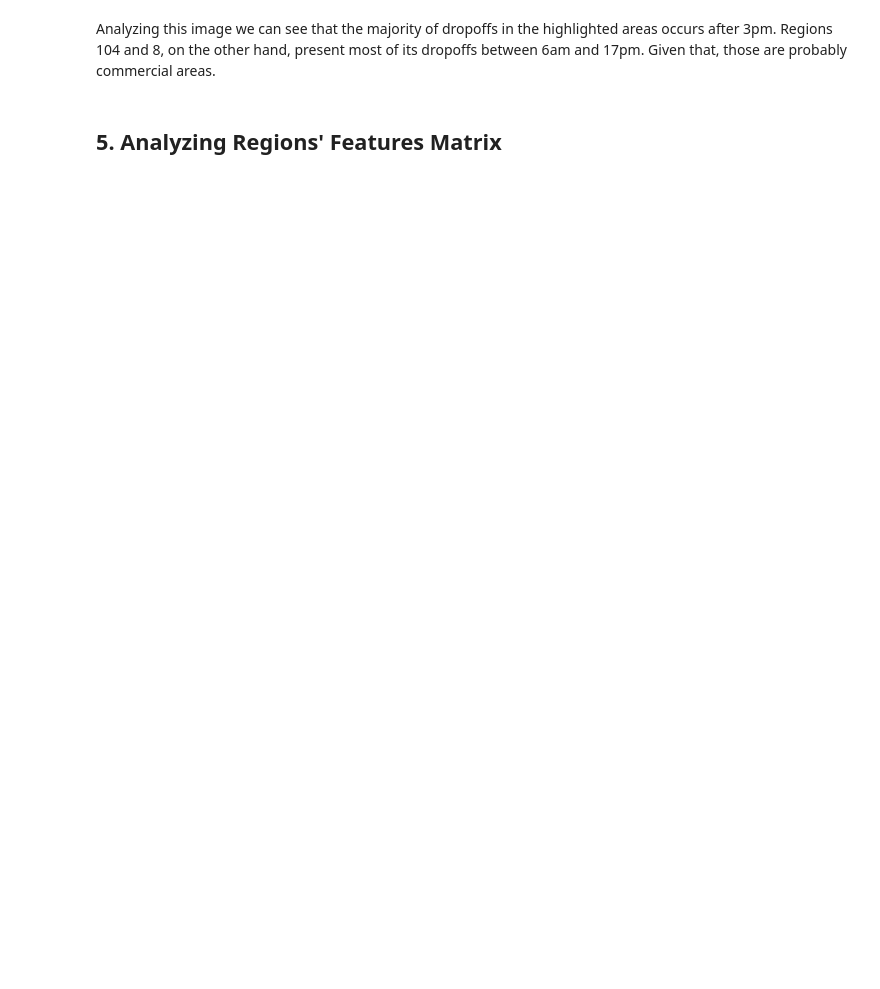
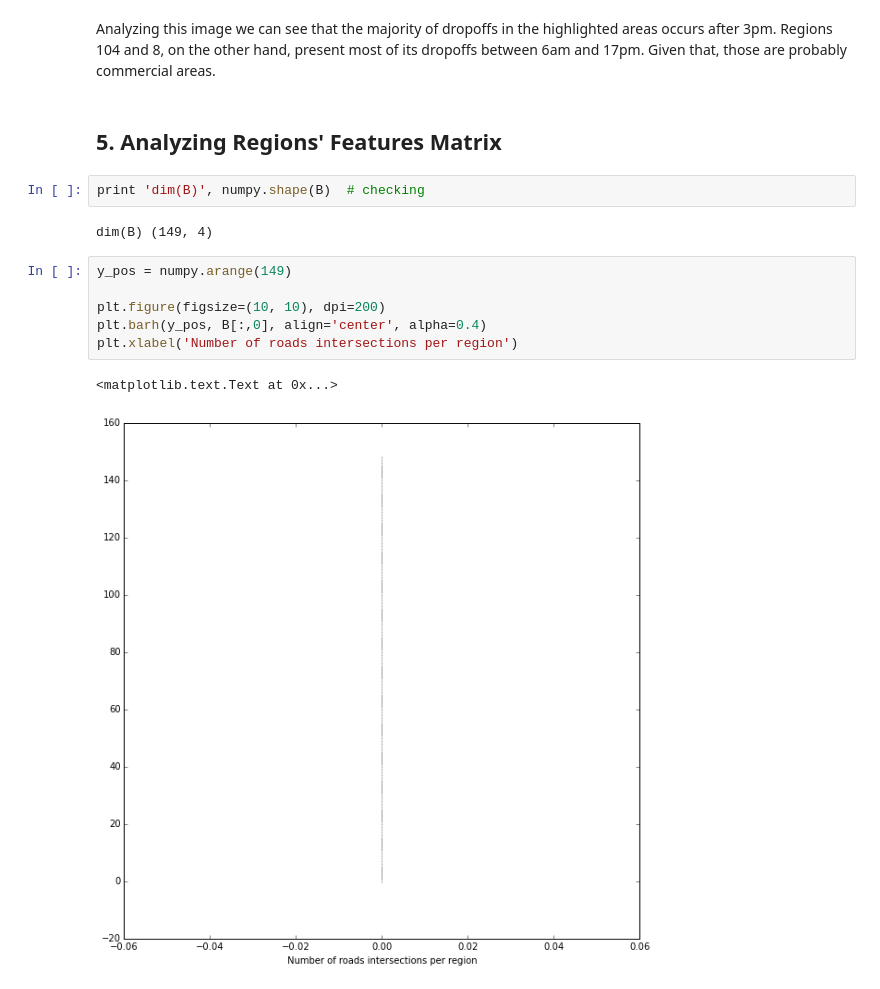
Before and after one commit to paulaceccon/nyc-noise-research, a Jupyter notebook: ResultAnalysis/checkingMatrices.ipynb, the cells around one changed output. Saved outputs shown, nothing was run; the diff lists cells and outputs as text; blank space fills up the shorter version.

```diff
--- a/ResultAnalysis/checkingMatrices.ipynb
+++ b/ResultAnalysis/checkingMatrices.ipynb
@@ -211,3 +219,16 @@ plt.colorbar(fig)
 Analyzing this image we can see that the majority of dropoffs in the highlighted areas occurs after 3pm. Regions 104 and 8, on the other hand, present most of its dropoffs between 6am and 17pm. Given that, those are probably commercial areas.
 # %% [markdown]
 ## 5. Analyzing Regions' Features Matrix
+# %%
+print 'dim(B)', numpy.shape(B)  # checking
+# %% [output]
+dim(B) (149, 4)
+# %%
+y_pos = numpy.arange(149)
+
+plt.figure(figsize=(10, 10), dpi=200)
+plt.barh(y_pos, B[:,0], align='center', alpha=0.4)
+plt.xlabel('Number of roads intersections per region')
+# %% [output]
+<matplotlib.text.Text at 0x...>
+[figure, added]
```
Also changed, not shown: parts of 9 cells of this notebook, 4 other files.
